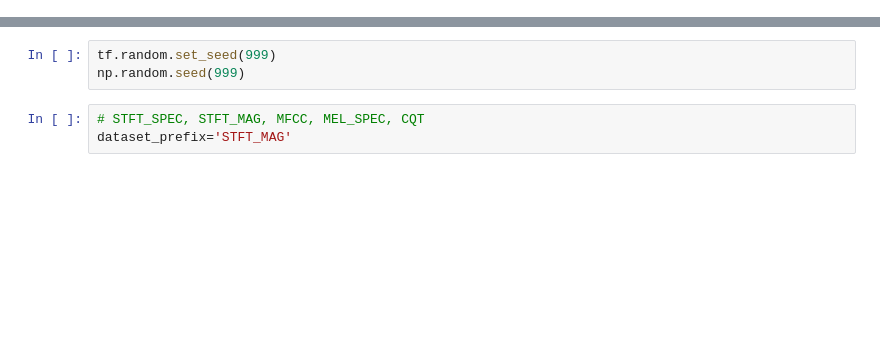
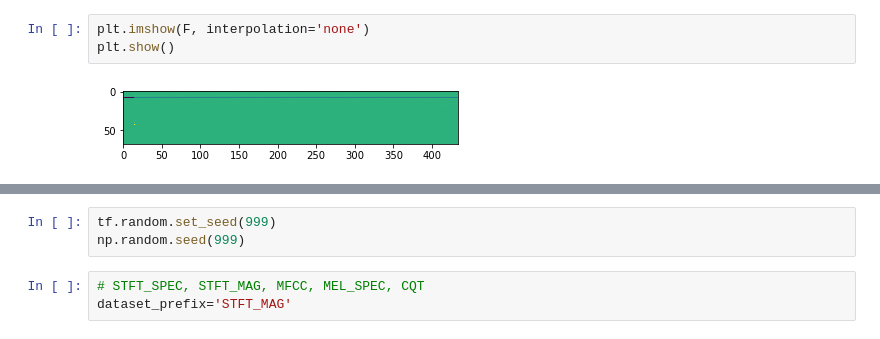
Before and after one commit to DENGRENHAO/Audio_Assessment, a Jupyter notebook: Create_dataset.ipynb, the cells around one changed output, grey strips where cells are left out. Cells and saved outputs as stored; diff of their text form; blank space fills up the shorter version.

```diff
--- a/Create_dataset.ipynb
+++ b/Create_dataset.ipynb
@@ -0,0 +25,5 @@
+# %%
+plt.imshow(F, interpolation='none')
+plt.show()
+# %% [output]
+[figure, added]
```
Also changed, not shown: parts of 28 cells of this notebook, 2 other files.
